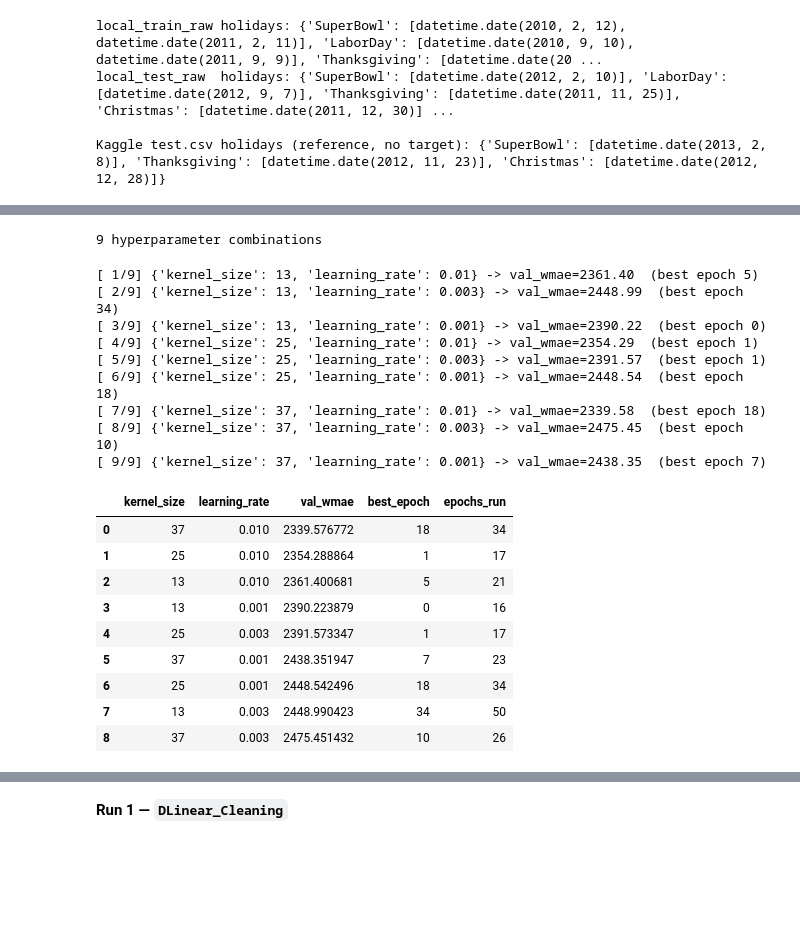
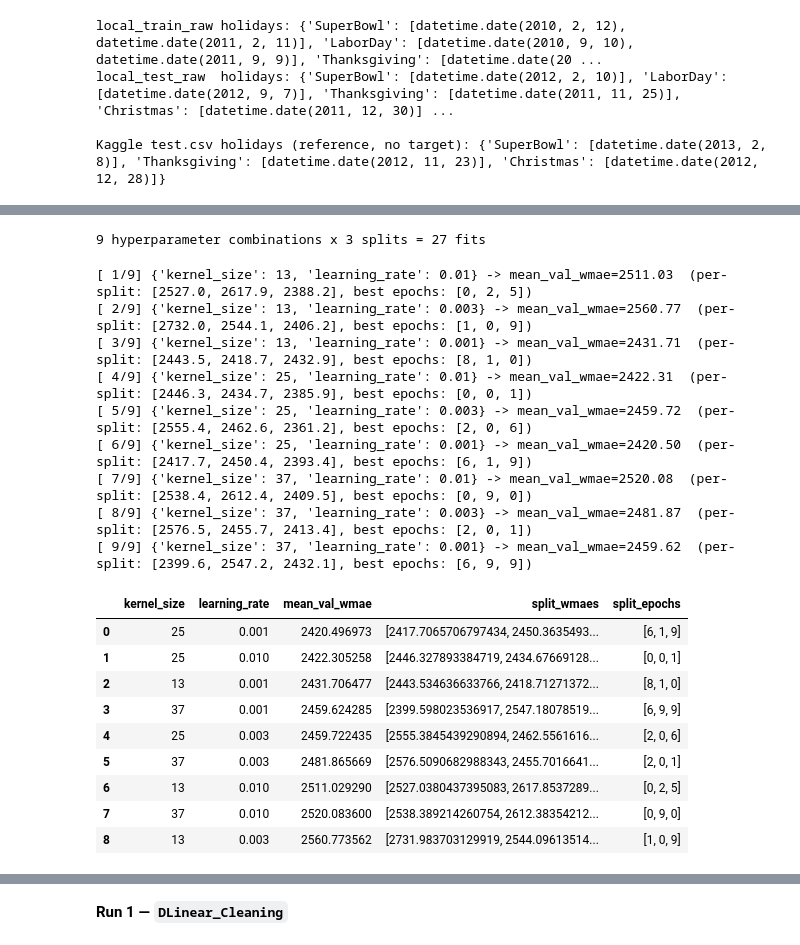
Before and after one commit to tamari1990/ml-final-project, a Jupyter notebook: model_experiment_DLinear.ipynb, the cells around one changed output, grey strips where cells are left out. Saved outputs shown, nothing was run; the diff lists cells and outputs as text; code cells hidden in the pictures; blank space fills up the shorter version.

```diff
--- a/model_experiment_DLinear.ipynb
+++ b/model_experiment_DLinear.ipynb
@@ -206,20 +175,0 @@ cv_val:   2011-08-05 -> 2011-10-28 (13 wks)  holidays: ['LaborDay']
-# %%
-cv_panel = build_full_calendar_panel(cv_train_df)
-cv_stats = compute_series_stats(cv_panel)
-cv_arrays = series_arrays_from_panel(cv_panel)
-cv_train_ds = SeriesWindowDataset(cv_arrays, cv_stats, LOOKBACK, HORIZON)
-
-n_series = cv_panel[['Store', 'Dept']].drop_duplicates().shape[0]
-print(f'{n_series} series (every Store-Dept pair in local_train_raw — none dropped)')
-print(f'{len(cv_train_ds)} training windows ({len(cv_train_ds) / n_series:.0f} per series)')
-
-# val panel needs cv_train_df's tail as history (so the model's LOOKBACK window
-# has real data right up to cv_val's start) plus cv_val_df itself as the target.
-cv_val_panel = build_full_calendar_panel(pd.concat([cv_train_df, cv_val_df], ignore_index=True))
-cv_val_arrays = series_arrays_from_panel(cv_val_panel)
-
-n_val_only = sum(1 for k in cv_val_arrays if k not in cv_stats)
-if n_val_only:
-    print(f'{n_val_only} series appear in the validation window with zero rows in cv_train_df '
-          f'(e.g. a department that only starts selling partway through) — skipped during '
-          f'validation scoring below (no training-period stats/history to evaluate them with).')
@@ -371,41 +448,43 @@ param_grid = {
 }
 param_names = list(param_grid.keys())
 param_combos = list(itertools.product(*param_grid.values()))
-print(f'{len(param_combos)} hyperparameter combinations')
+print(f'{len(param_combos)} hyperparameter combinations x {len(cv_splits)} splits = {len(param_combos) * len(cv_splits)} fits')
 # %% [output]
-9 hyperparameter combinations
+9 hyperparameter combinations x 3 splits = 27 fits
 # %%
 grid_results = []
 for combo_idx, combo_values in enumerate(param_combos, start=1):
     params = dict(zip(param_names, combo_values))
-    _, val_wmae, best_epoch, history = train_model(
-        cv_train_ds, cv_stats, cv_val_arrays, CV_TRAIN_WEEKS, LOOKBACK, HORIZON,
-        **params, max_epochs=MAX_EPOCHS, patience=PATIENCE, batch_size=BATCH_SIZE, device=device,
+    mean_wmae, split_wmaes, split_epochs = train_and_score_across_splits(
+        cv_splits, **params, max_epochs=MAX_EPOCHS, patience=PATIENCE, batch_size=BATCH_SIZE, device=device,
     )
-    grid_results.append({**params, 'val_wmae': val_wmae, 'best_epoch': best_epoch, 'epochs_run': len(history)})
-    print(f'[{combo_idx:2d}/{len(param_combos)}] {params} -> val_wmae={val_wmae:.2f}  (best epoch {best_epoch})')
+    grid_results.append({
+        **params, 'mean_val_wmae': mean_wmae, 'split_wmaes': split_wmaes, 'split_epochs': split_epochs,
+    })
+    print(f'[{combo_idx:2d}/{len(param_combos)}] {params} -> mean_val_wmae={mean_wmae:.2f}  '
+          f'(per-split: {[round(w, 1) for w in split_wmaes]}, best epochs: {split_epochs})')
 
-grid_results_df = pd.DataFrame(grid_results).sort_values('val_wmae').reset_index(drop=True)
-grid_results_df
+grid_results_df = pd.DataFrame(grid_results).sort_values('mean_val_wmae').reset_index(drop=True)
+grid_results_df[['kernel_size', 'learning_rate', 'mean_val_wmae', 'split_wmaes', 'split_epochs']]
 # %% [output]
-[ 1/9] {'kernel_size': 13, 'learning_rate': 0.01} -> val_wmae=2361.40  (best epoch 5)
-[ 2/9] {'kernel_size': 13, 'learning_rate': 0.003} -> val_wmae=2448.99  (best epoch 34)
-[ 3/9] {'kernel_size': 13, 'learning_rate': 0.001} -> val_wmae=2390.22  (best epoch 0)
-[ 4/9] {'kernel_size': 25, 'learning_rate': 0.01} -> val_wmae=2354.29  (best epoch 1)
-[ 5/9] {'kernel_size': 25, 'learning_rate': 0.003} -> val_wmae=2391.57  (best epoch 1)
-[ 6/9] {'kernel_size': 25, 'learning_rate': 0.001} -> val_wmae=2448.54  (best epoch 18)
-[ 7/9] {'kernel_size': 37, 'learning_rate': 0.01} -> val_wmae=2339.58  (best epoch 18)
-[ 8/9] {'kernel_size': 37, 'learning_rate': 0.003} -> val_wmae=2475.45  (best epoch 10)
-[ 9/9] {'kernel_size': 37, 'learning_rate': 0.001} -> val_wmae=2438.35  (best epoch 7)
+[ 1/9] {'kernel_size': 13, 'learning_rate': 0.01} -> mean_val_wmae=2511.03  (per-split: [2527.0, 2617.9, 2388.2], best epochs: [0, 2, 5])
+[ 2/9] {'kernel_size': 13, 'learning_rate': 0.003} -> mean_val_wmae=2560.77  (per-split: [2732.0, 2544.1, 2406.2], best epochs: [1, 0, 9])
+[ 3/9] {'kernel_size': 13, 'learning_rate': 0.001} -> mean_val_wmae=2431.71  (per-split: [2443.5, 2418.7, 2432.9], best epochs: [8, 1, 0])
+[ 4/9] {'kernel_size': 25, 'learning_rate': 0.01} -> mean_val_wmae=2422.31  (per-split: [2446.3, 2434.7, 2385.9], best epochs: [0, 0, 1])
+[ 5/9] {'kernel_size': 25, 'learning_rate': 0.003} -> mean_val_wmae=2459.72  (per-split: [2555.4, 2462.6, 2361.2], best epochs: [2, 0, 6])
+[ 6/9] {'kernel_size': 25, 'learning_rate': 0.001} -> mean_val_wmae=2420.50  (per-split: [2417.7, 2450.4, 2393.4], best epochs: [6, 1, 9])
+[ 7/9] {'kernel_size': 37, 'learning_rate': 0.01} -> mean_val_wmae=2520.08  (per-split: [2538.4, 2612.4, 2409.5], best epochs: [0, 9, 0])
+[ 8/9] {'kernel_size': 37, 'learning_rate': 0.003} -> mean_val_wmae=2481.87  (per-split: [2576.5, 2455.7, 2413.4], best epochs: [2, 0, 1])
+[ 9/9] {'kernel_size': 37, 'learning_rate': 0.001} -> mean_val_wmae=2459.62  (per-split: [2399.6, 2547.2, 2432.1], best epochs: [6, 9, 9])
-|  | kernel_size | learning_rate | val_wmae | best_epoch | epochs_run |
-| 0 | 37 | 0.010 | 2339.576772 | 18 | 34 |
-| 1 | 25 | 0.010 | 2354.288864 | 1 | 17 |
-| 2 | 13 | 0.010 | 2361.400681 | 5 | 21 |
-| 3 | 13 | 0.001 | 2390.223879 | 0 | 16 |
-| 4 | 25 | 0.003 | 2391.573347 | 1 | 17 |
-| 5 | 37 | 0.001 | 2438.351947 | 7 | 23 |
-| 6 | 25 | 0.001 | 2448.542496 | 18 | 34 |
-| 7 | 13 | 0.003 | 2448.990423 | 34 | 50 |
-| 8 | 37 | 0.003 | 2475.451432 | 10 | 26 |
+|  | kernel_size | learning_rate | mean_val_wmae | split_wmaes | split_epochs |
+| 0 | 25 | 0.001 | 2420.496973 | [2417.7065706797434, 2450.3635493... | [6, 1, 9] |
+| 1 | 25 | 0.010 | 2422.305258 | [2446.327893384719, 2434.67669128... | [0, 0, 1] |
+| 2 | 13 | 0.001 | 2431.706477 | [2443.534636633766, 2418.71271372... | [8, 1, 0] |
+| 3 | 37 | 0.001 | 2459.624285 | [2399.598023536917, 2547.18078519... | [6, 9, 9] |
+| 4 | 25 | 0.003 | 2459.722435 | [2555.3845439290894, 2462.5561616... | [2, 0, 6] |
+| 5 | 37 | 0.003 | 2481.865669 | [2576.5090682988343, 2455.7016641... | [2, 0, 1] |
+| 6 | 13 | 0.010 | 2511.029290 | [2527.0380437395083, 2617.8537289... | [0, 2, 5] |
+| 7 | 37 | 0.010 | 2520.083600 | [2538.389214260754, 2612.38354212... | [0, 9, 0] |
+| 8 | 13 | 0.003 | 2560.773562 | [2731.983703129919, 2544.09613514... | [1, 0, 9] |
 # %%
 best_params = {k: grid_results_df.loc[0, k] for k in param_names}
```
Also changed, not shown: parts of 36 cells of this notebook, 7 other files.
